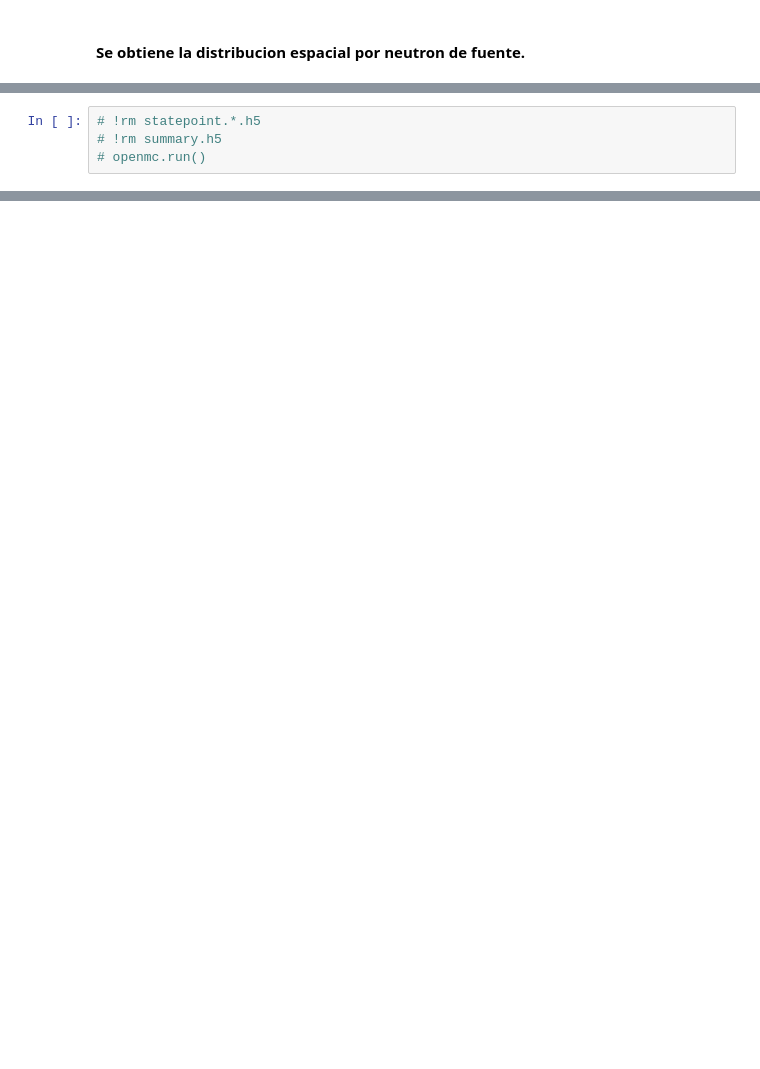
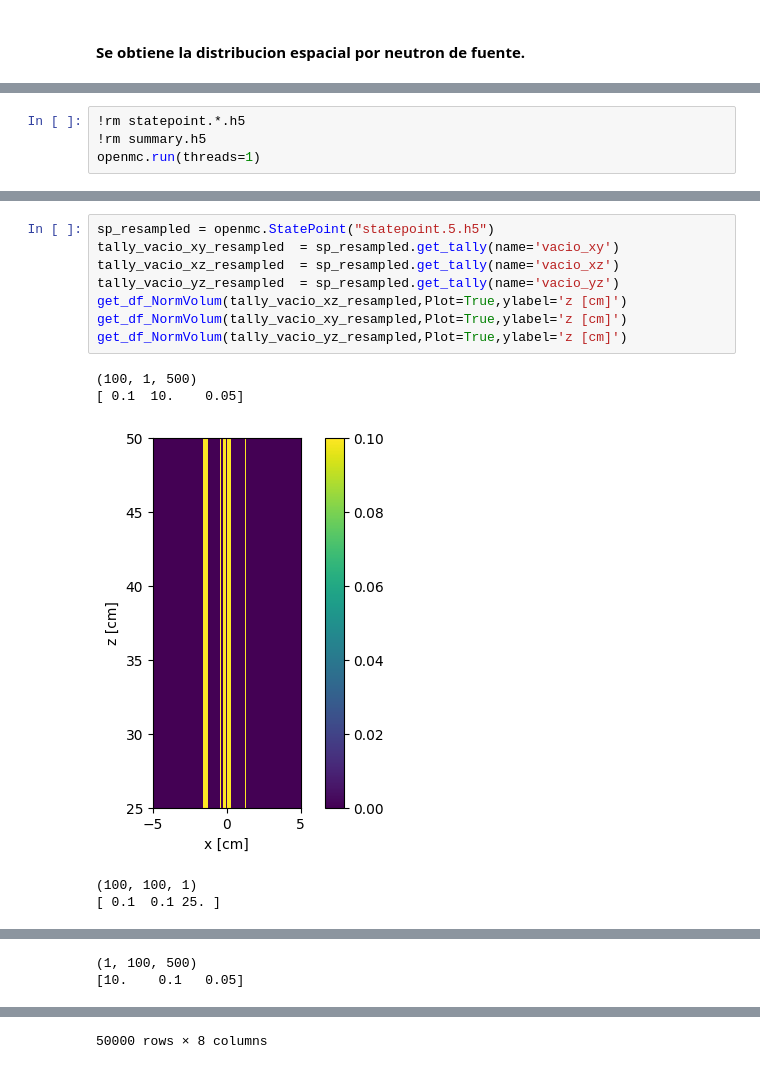
Before and after one commit to PI-AGUS/PRUEBA, a Jupyter notebook: BOX/BOX_INPUT.ipynb, the cells around one changed output, grey strips where cells are left out. Saved outputs shown, nothing was run; the diff lists cells and outputs as text; blank space fills up the shorter version.

```diff
--- a/BOX/BOX_INPUT.ipynb
+++ b/BOX/BOX_INPUT.ipynb
@@ -460,4 +447,4 @@ get_df_NormEnergy(Ener,True)
 # %%
-# !rm statepoint.*.h5
-# !rm summary.h5
-# openmc.run()
+!rm statepoint.*.h5
+!rm summary.h5
+openmc.run(threads=1)
@@ -463,0 +469,14 @@ get_df_NormEnergy(Ener,True)
+# %%
+sp_resampled = openmc.StatePoint("statepoint.5.h5")
+tally_vacio_xy_resampled  = sp_resampled.get_tally(name='vacio_xy')
+tally_vacio_xz_resampled  = sp_resampled.get_tally(name='vacio_xz')
+tally_vacio_yz_resampled  = sp_resampled.get_tally(name='vacio_yz')
+get_df_NormVolum(tally_vacio_xz_resampled,Plot=True,ylabel='z [cm]')
+get_df_NormVolum(tally_vacio_xy_resampled,Plot=True,ylabel='z [cm]')
+get_df_NormVolum(tally_vacio_yz_resampled,Plot=True,ylabel='z [cm]')
+# %% [output]
+(100, 1, 500)
+[ 0.1  10.    0.05]
+[figure, added]
+(100, 100, 1)
+[ 0.1  0.1 25. ]
@@ -463,0 +484,2 @@ get_df_NormEnergy(Ener,True)
+(1, 100, 500)
+[10.    0.1   0.05]
@@ -463,0 +500 @@ get_df_NormEnergy(Ener,True)
+50000 rows × 8 columns
```
Also changed, not shown: parts of 27 cells of this notebook.
